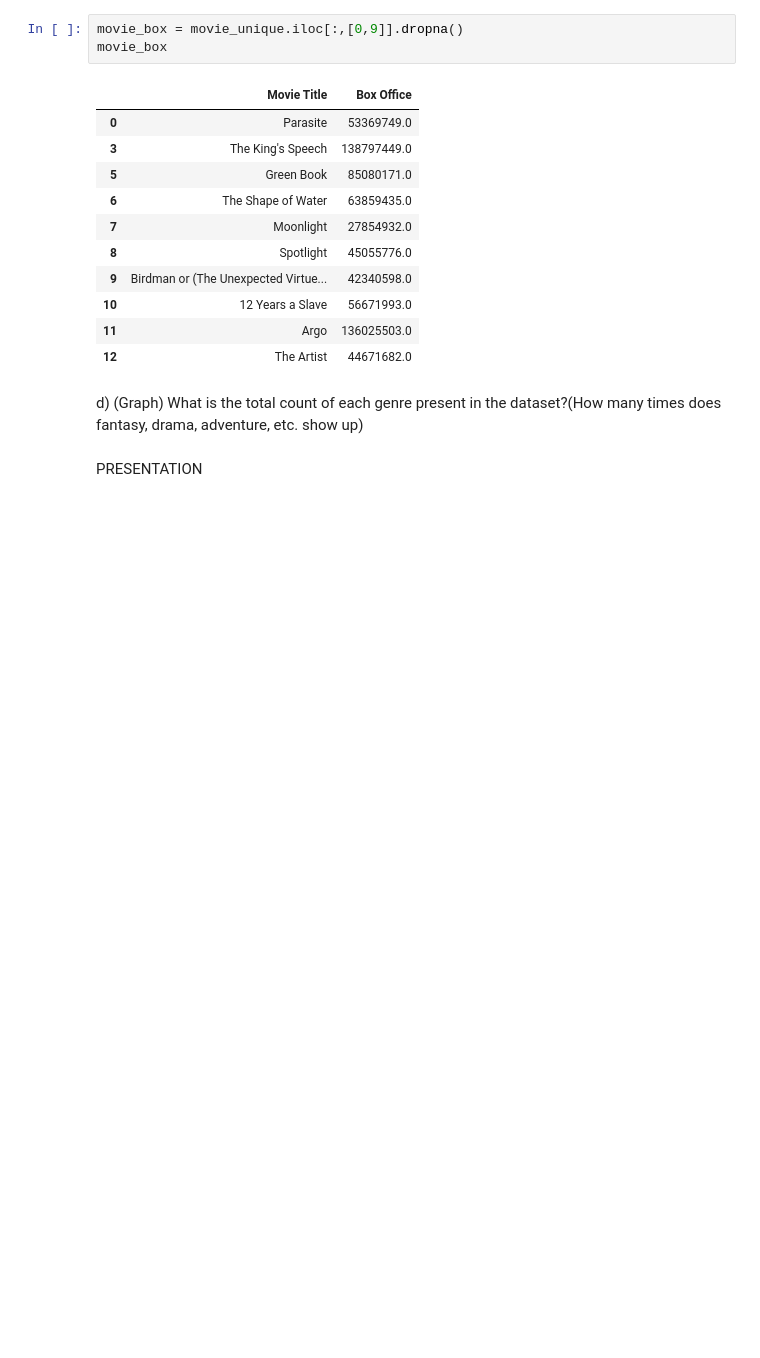
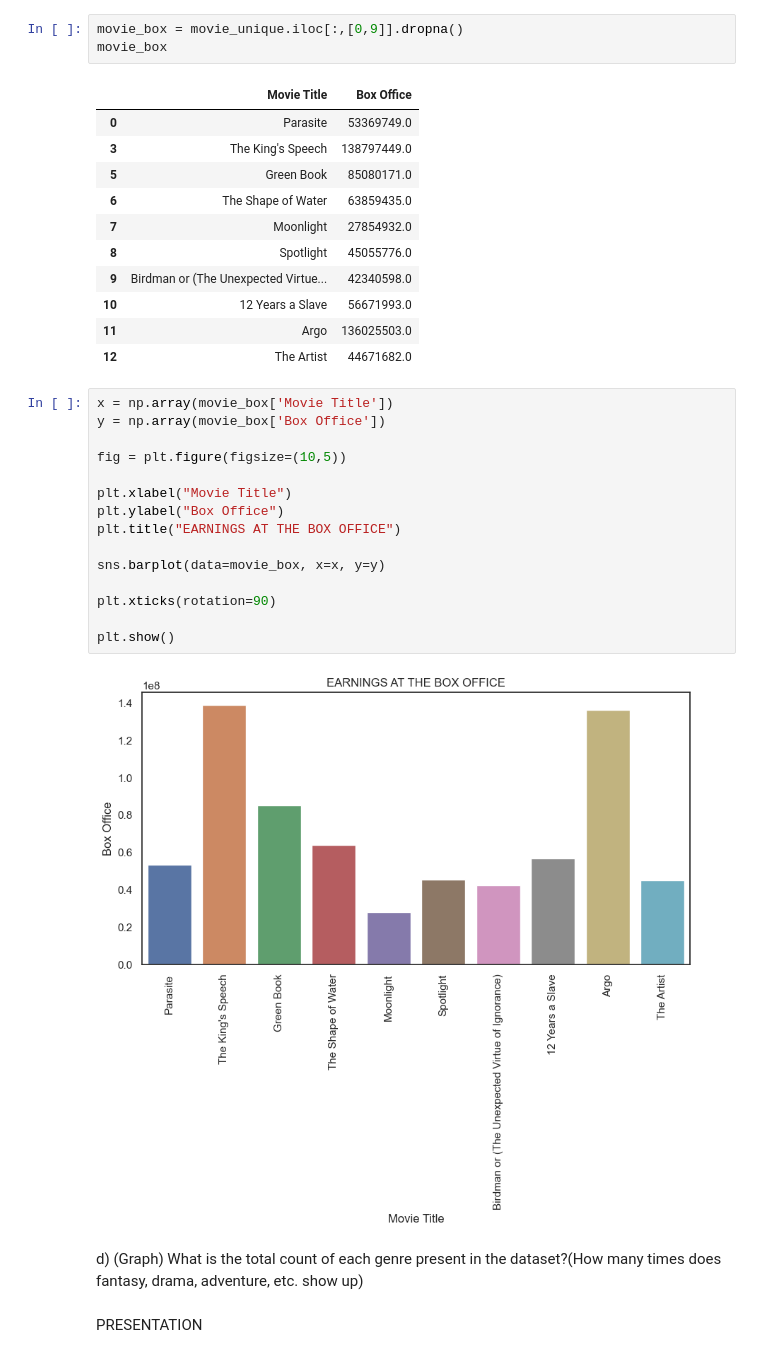
Before and after one commit to 3Grey6Jedi9/Data-Analysis-Project-08, a Jupyter notebook: movie_analysis.ipynb, the cells around one changed output. Saved outputs shown, nothing was run; the diff lists cells and outputs as text; blank space fills up the shorter version.

```diff
--- a/movie_analysis.ipynb
+++ b/movie_analysis.ipynb
@@ -317,6 +317,23 @@ movie_box
 | 10 | 12 Years a Slave | 56671993.0 |
 | 11 | Argo | 136025503.0 |
 | 12 | The Artist | 44671682.0 |
+# %%
+x = np.array(movie_box['Movie Title'])
+y = np.array(movie_box['Box Office'])
+
+fig = plt.figure(figsize=(10,5))
+
+plt.xlabel("Movie Title")
+plt.ylabel("Box Office")
+plt.title("EARNINGS AT THE BOX OFFICE")
+
+sns.barplot(data=movie_box, x=x, y=y)
+
+plt.xticks(rotation=90)
+
+plt.show()
+# %% [output]
+[figure, added]
 # %% [markdown]
 d) (Graph) What is the total count of each genre present in the dataset?(How many times does fantasy, drama, adventure, etc. show up)
 # %% [markdown]
```
